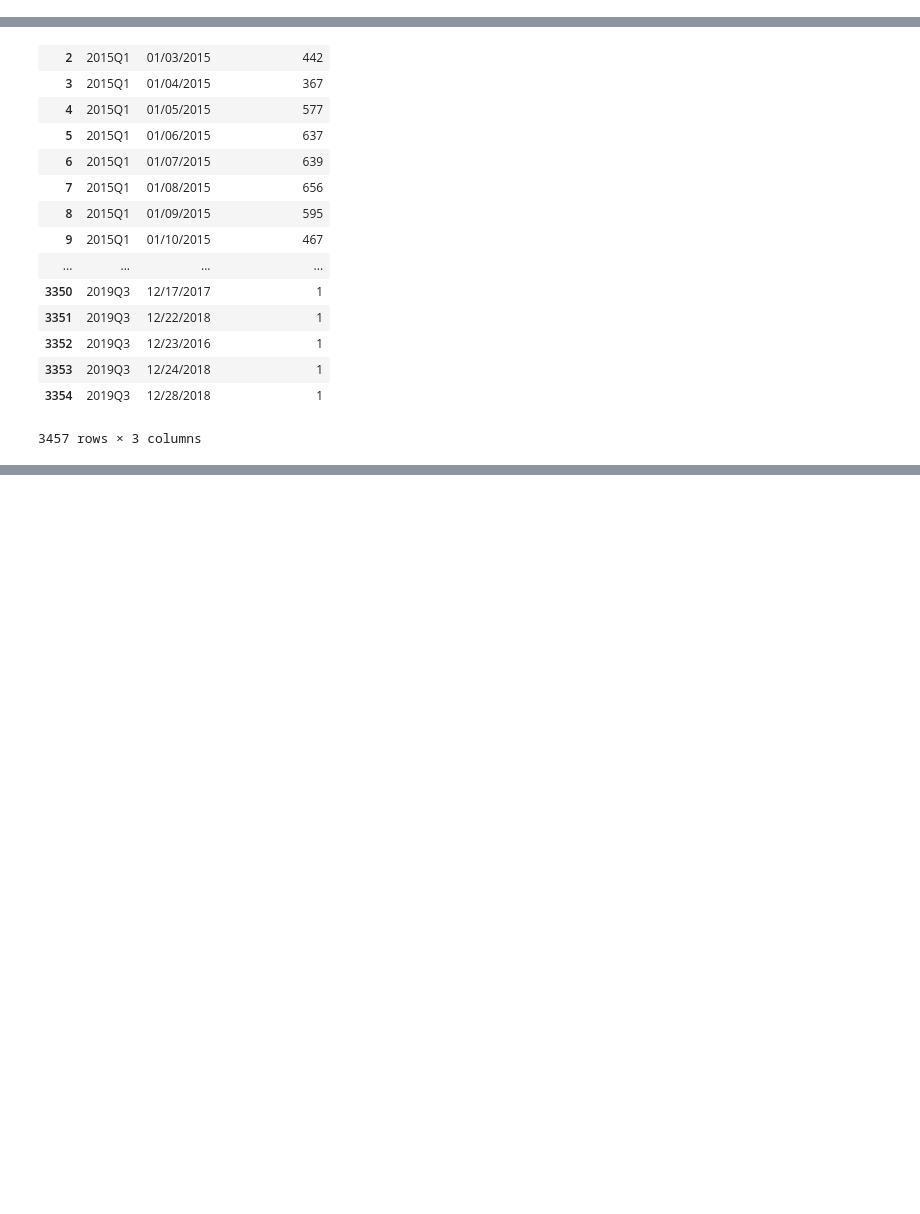
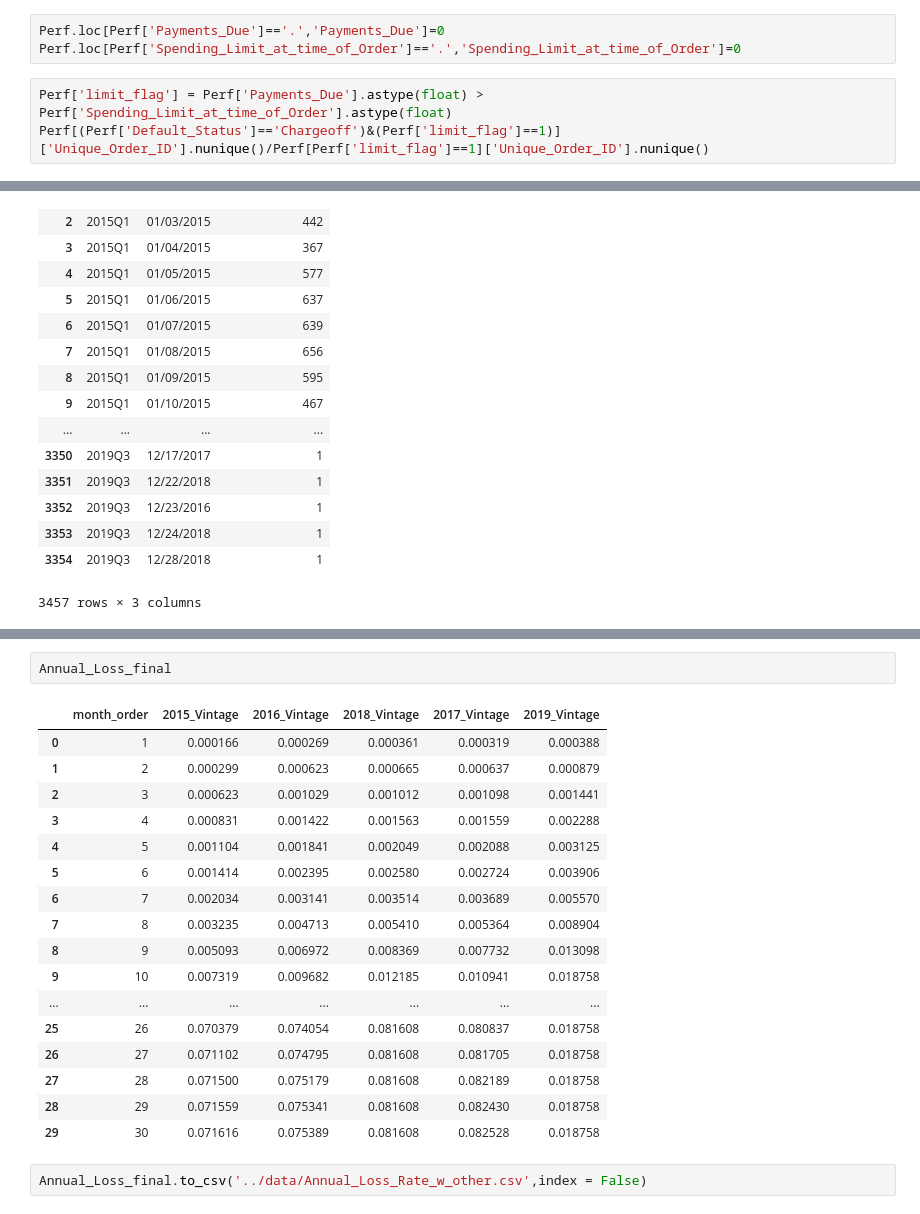
Before and after one commit to XuetingS/PP, a Jupyter notebook: src/12.09.ipynb, the cells around one changed output, grey strips where cells are left out. Cells and saved outputs as stored; diff of their text form; blank space fills up the shorter version.

```diff
--- a/src/12.09.ipynb
+++ b/src/12.09.ipynb
@@ -79,3 +76,9 @@ Perf.head()
 | 2 | 10000091 | 100486182 | 1072.88 | . | 40.11 | 727.86 | ... |
 | 3 | 10000091 | 100486182 | 1072.88 | . | 40.11 | 637.86 | ... |
 | 4 | 10000091 | 100486182 | 1072.88 | . | 40.11 | 547.86 | ... |
+# %%
+Perf.loc[Perf['Payments_Due']=='.','Payments_Due']=0
+Perf.loc[Perf['Spending_Limit_at_time_of_Order']=='.','Spending_Limit_at_time_of_Order']=0
+# %%
+Perf['limit_flag'] = Perf['Payments_Due'].astype(float) > Perf['Spending_Limit_at_time_of_Order'].astype(float)
+Perf[(Perf['Default_Status']=='Chargeoff')&(Perf['limit_flag']==1)]['Unique_Order_ID'].nunique()/Perf[Perf['limit_flag']==1]['Unique_Order_ID'].nunique()
@@ -576,0 +710,22 @@ Perf[(Perf['Payment_Order'] == 1) & (Perf['YQ'] >= pd.Period('2015Q1'))].groupby
+# %%
+Annual_Loss_final
+# %% [output]
+|  | month_order | 2015_Vintage | 2016_Vintage | 2018_Vintage | 2017_Vintage | 2019_Vintage |
+| 0 | 1 | 0.000166 | 0.000269 | 0.000361 | 0.000319 | 0.000388 |
+| 1 | 2 | 0.000299 | 0.000623 | 0.000665 | 0.000637 | 0.000879 |
+| 2 | 3 | 0.000623 | 0.001029 | 0.001012 | 0.001098 | 0.001441 |
+| 3 | 4 | 0.000831 | 0.001422 | 0.001563 | 0.001559 | 0.002288 |
+| 4 | 5 | 0.001104 | 0.001841 | 0.002049 | 0.002088 | 0.003125 |
+| 5 | 6 | 0.001414 | 0.002395 | 0.002580 | 0.002724 | 0.003906 |
+| 6 | 7 | 0.002034 | 0.003141 | 0.003514 | 0.003689 | 0.005570 |
+| 7 | 8 | 0.003235 | 0.004713 | 0.005410 | 0.005364 | 0.008904 |
+| 8 | 9 | 0.005093 | 0.006972 | 0.008369 | 0.007732 | 0.013098 |
+| 9 | 10 | 0.007319 | 0.009682 | 0.012185 | 0.010941 | 0.018758 |
+| ... | ... | ... | ... | ... | ... | ... |
+| 25 | 26 | 0.070379 | 0.074054 | 0.081608 | 0.080837 | 0.018758 |
+| 26 | 27 | 0.071102 | 0.074795 | 0.081608 | 0.081705 | 0.018758 |
+| 27 | 28 | 0.071500 | 0.075179 | 0.081608 | 0.082189 | 0.018758 |
+| 28 | 29 | 0.071559 | 0.075341 | 0.081608 | 0.082430 | 0.018758 |
+| 29 | 30 | 0.071616 | 0.075389 | 0.081608 | 0.082528 | 0.018758 |
+# %%
+Annual_Loss_final.to_csv('../data/Annual_Loss_Rate_w_other.csv',index = False)
```
Also changed, not shown: parts of 57 cells of this notebook.
